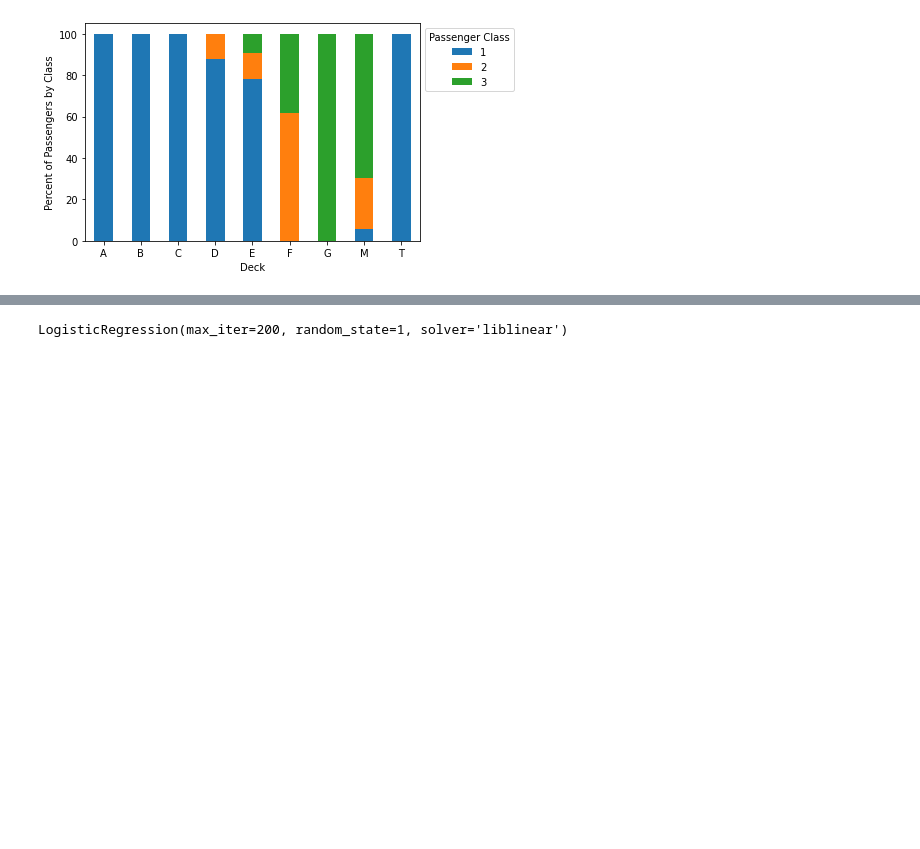
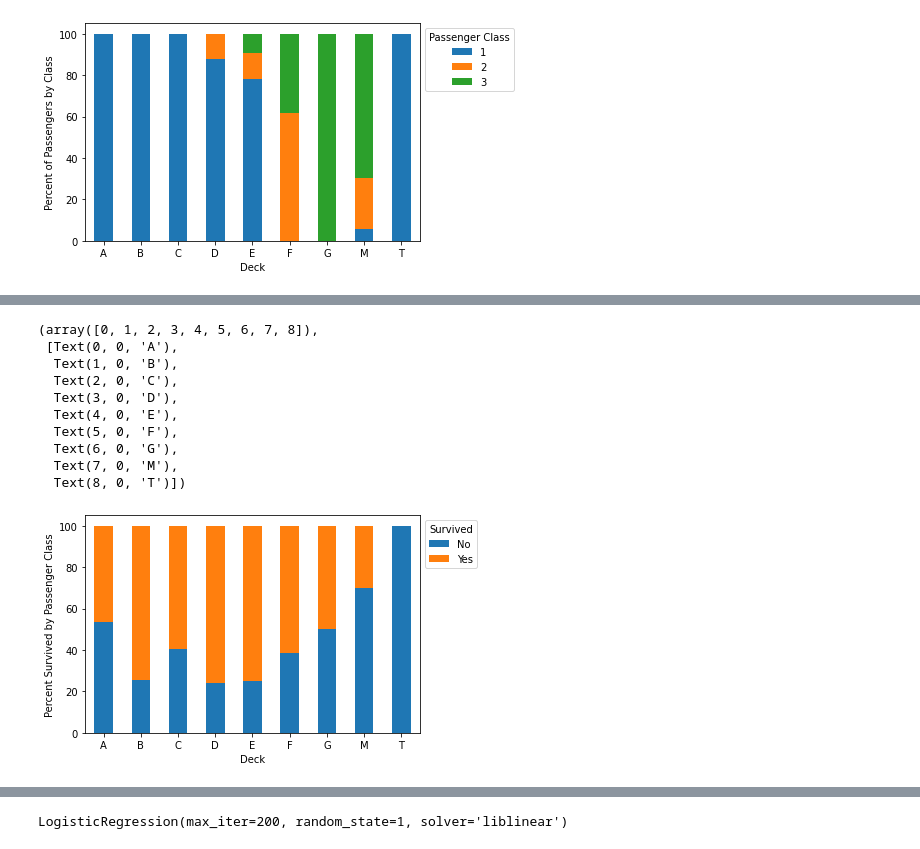
Before and after one commit to mleggett25/Titanic_Challenge, a Jupyter notebook: titanic-challenge.ipynb, the cells around one changed output, grey strips where cells are left out. Drawn from its saved outputs; the diff is of its cells as text; code cells hidden in the pictures; blank space fills up the shorter version.

```diff
--- a/titanic-challenge.ipynb
+++ b/titanic-challenge.ipynb
@@ -462,3 +487,6 @@ plt.xticks(rotation=0)
   Text(7, 0, 'M'),
   Text(8, 0, 'T')])
 [figure]
+# %%
+survival_df = new_train_df.groupby(['Survived', 'Deck']).count().drop(columns=['Pclass', 'Sex', 'Age', 'SibSp', 'Parch', 'Fare', 'Embarked', 'Cabin', 'PassengerId', 'Ticket']).rename(columns={'Name':'Count'}).reset_index()
+survival_df
@@ -464,0 +512,3 @@ plt.xticks(rotation=0)
+# %%
+survival_df = survival_df.pivot(index='Deck', columns='Survived', values='Count')
+survival_df
@@ -464,0 +527,3 @@ plt.xticks(rotation=0)
+# %%
+survival_df = survival_df.div(survival_df.sum(axis=1), axis=0).multiply(100).round(1)
+survival_df
@@ -464,0 +542,20 @@ plt.xticks(rotation=0)
+# %%
+survival_df.plot.bar(stacked=True)
+legend = plt.legend(title='Survived', loc='upper left', bbox_to_anchor=(1,1))
+legend.get_texts()[0].set_text('No')
+legend.get_texts()[1].set_text('Yes')
+plt.xlabel('Deck')
+plt.ylabel('Percent Survived by Passenger Class')
+plt.xticks(rotation=0)
+# %% [output]
+(array([0, 1, 2, 3, 4, 5, 6, 7, 8]),
+ [Text(0, 0, 'A'),
+  Text(1, 0, 'B'),
+  Text(2, 0, 'C'),
+  Text(3, 0, 'D'),
+  Text(4, 0, 'E'),
+  Text(5, 0, 'F'),
+  Text(6, 0, 'G'),
+  Text(7, 0, 'M'),
+  Text(8, 0, 'T')])
+[figure, added]
```
Also changed, not shown: parts of 9 cells of this notebook.
